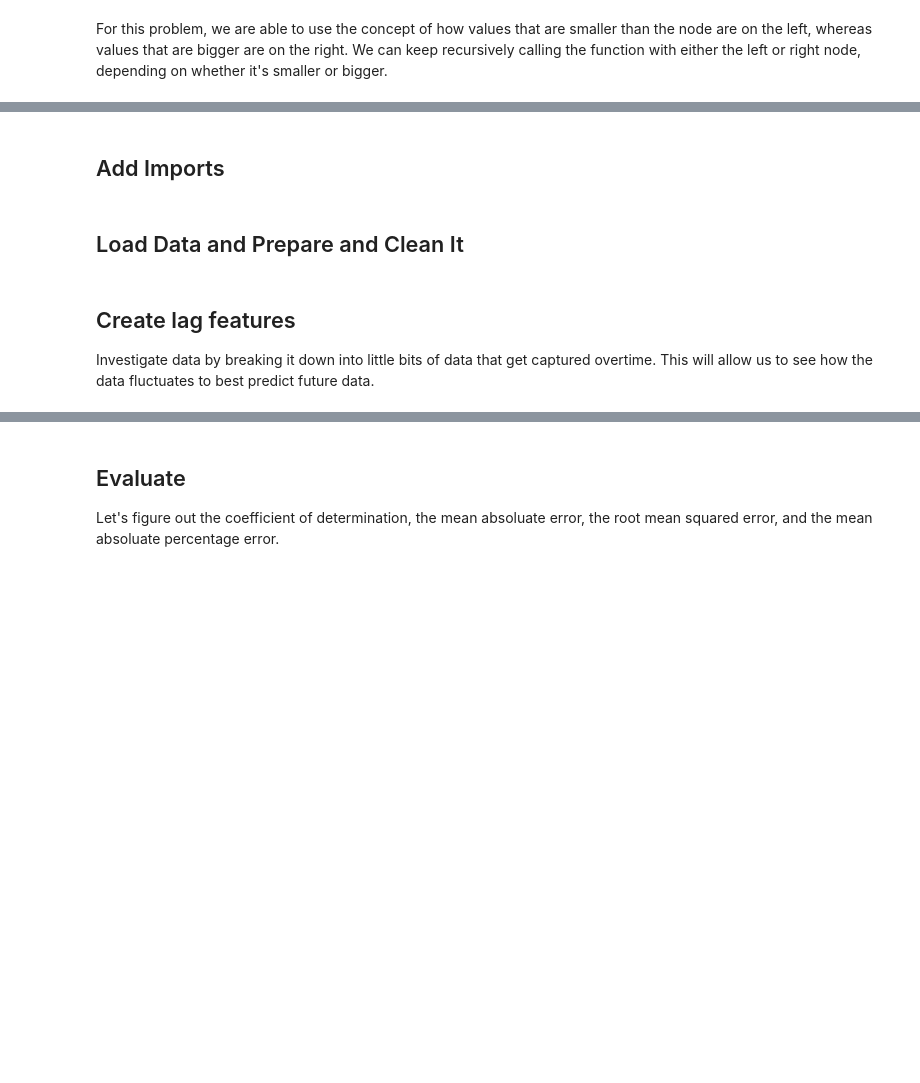
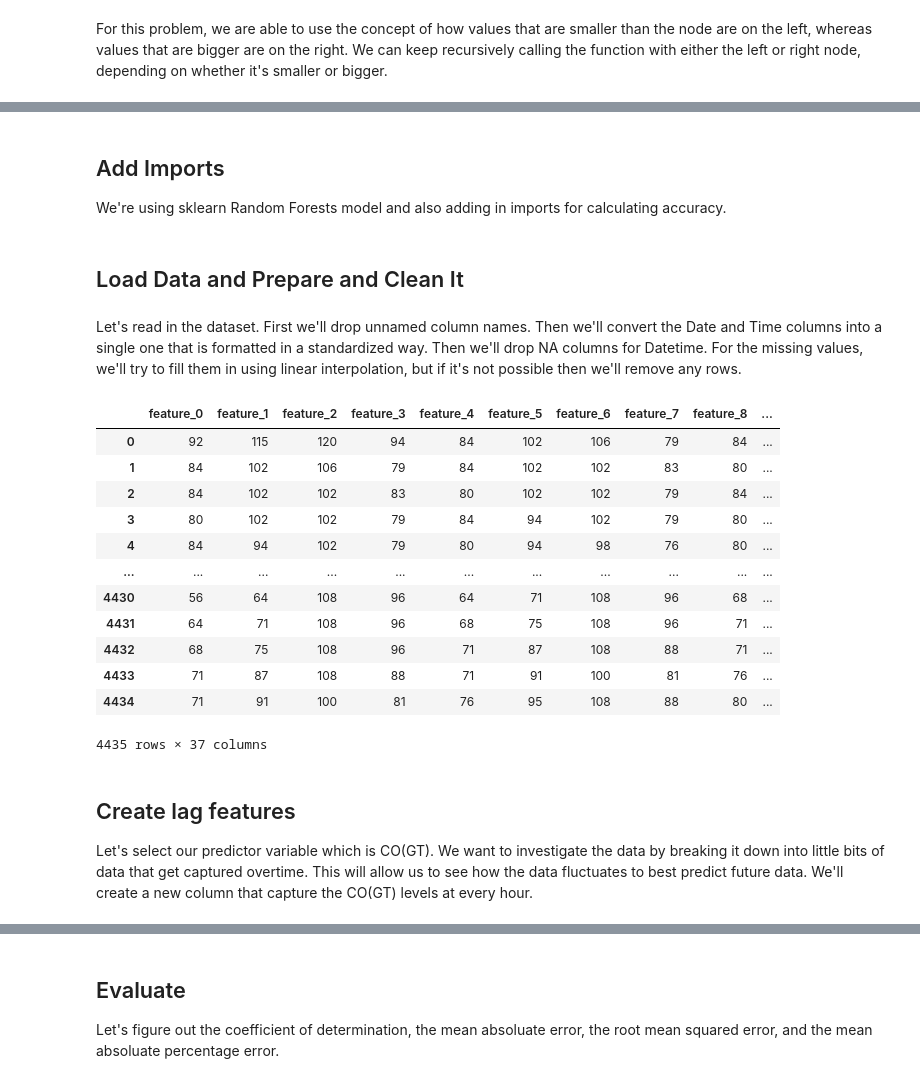
Before and after one commit to megaminding/machine_learning_research, a Jupyter notebook: posts/Environmental Machine Learning Project/index.ipynb, the cells around one changed output, grey strips where cells are left out. Saved outputs shown, nothing was run; the diff lists cells and outputs as text; code cells hidden in the pictures; blank space fills up the shorter version.

```diff
--- a/posts/Environmental Machine Learning Project/index.ipynb
+++ b/posts/Environmental Machine Learning Project/index.ipynb
@@ -1213,6 +1214,7 @@ The dataset contains 9358 instances of hourly averaged responses from an array o
 This dataset can be used exclusively for research purposes. Commercial purposes are fully excluded."
 # %% [markdown]
 ## Add Imports
+We're using sklearn Random Forests model and also adding in imports for calculating accuracy.
 # %%
 import pandas as pd
 import numpy as np
@@ -1222,6 +1224,8 @@ from sklearn.model_selection import train_test_split
 import matplotlib.pyplot as plt
 # %% [markdown]
 ## Load Data and Prepare and Clean It
+# %% [markdown]
+Let's read in the dataset. First we'll drop unnamed column names. Then we'll convert the Date and Time columns into a single one that is formatted in a standardized way. Then we'll drop NA columns for Datetime. For the missing values, we'll try to fill them in using linear interpolation, but if it's not possible then we'll remove any rows.
 # %%
 df = pd.read_csv('AirQualityUCI.csv', sep=';', decimal=',', na_values=-200)
 df = df.loc[:, ~df.columns.str.contains('^Unnamed')]
@@ -1232,9 +1236,25 @@ df.set_index('Datetime', inplace=True)
 df.drop(columns=['Date', 'Time'], inplace=True)
 
 df = df.interpolate(method='linear').dropna()
+# %%
+df
+# %% [output]
+|  | feature_0 | feature_1 | feature_2 | feature_3 | feature_4 | feature_5 | feature_6 | feature_7 | feature_8 | ... |
+| 0 | 92 | 115 | 120 | 94 | 84 | 102 | 106 | 79 | 84 | ... |
+| 1 | 84 | 102 | 106 | 79 | 84 | 102 | 102 | 83 | 80 | ... |
+| 2 | 84 | 102 | 102 | 83 | 80 | 102 | 102 | 79 | 84 | ... |
+| 3 | 80 | 102 | 102 | 79 | 84 | 94 | 102 | 79 | 80 | ... |
+| 4 | 84 | 94 | 102 | 79 | 80 | 94 | 98 | 76 | 80 | ... |
+| ... | ... | ... | ... | ... | ... | ... | ... | ... | ... | ... |
+| 4430 | 56 | 64 | 108 | 96 | 64 | 71 | 108 | 96 | 68 | ... |
+| 4431 | 64 | 71 | 108 | 96 | 68 | 75 | 108 | 96 | 71 | ... |
+| 4432 | 68 | 75 | 108 | 96 | 71 | 87 | 108 | 88 | 71 | ... |
+| 4433 | 71 | 87 | 108 | 88 | 71 | 91 | 100 | 81 | 76 | ... |
+| 4434 | 71 | 91 | 100 | 81 | 76 | 95 | 108 | 88 | 80 | ... |
+4435 rows × 37 columns
 # %% [markdown]
 ## Create lag features
-Investigate data by breaking it down into little bits of data that get captured overtime. This will allow us to see how the data fluctuates to best predict future data.
+Let's select our predictor variable which is CO(GT). We want to investigate the data by breaking it down into little bits of data that get captured overtime. This will allow us to see how the data fluctuates to best predict future data. We'll create a new column that capture the CO(GT) levels at every hour.
 # %%
 target_col = 'CO(GT)'
 lag_hours = 24
```
Also changed, not shown: parts of 35 cells of this notebook, 19 other files.
